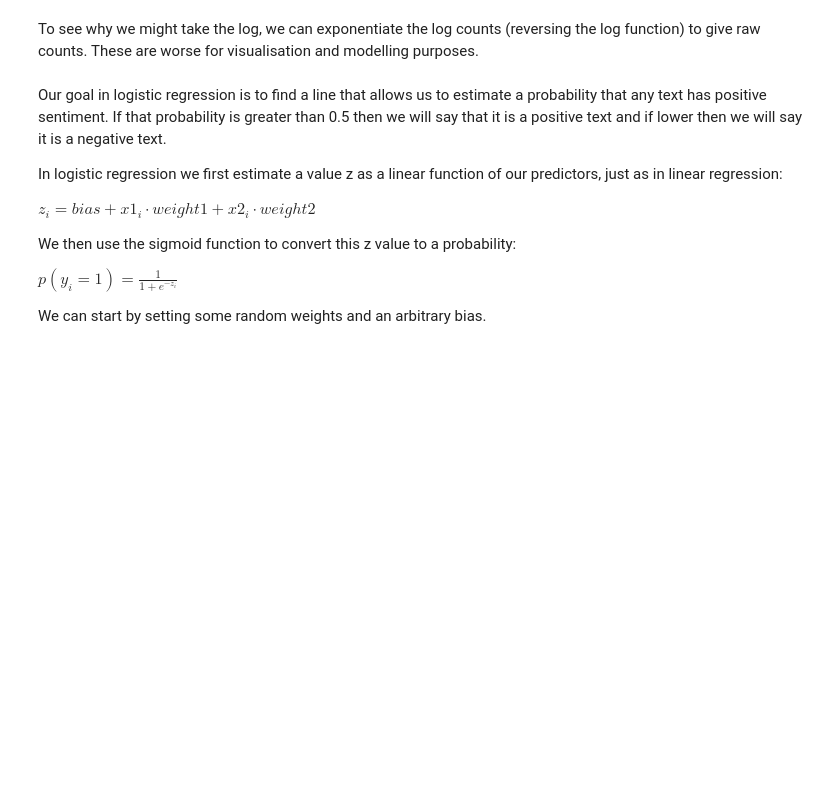
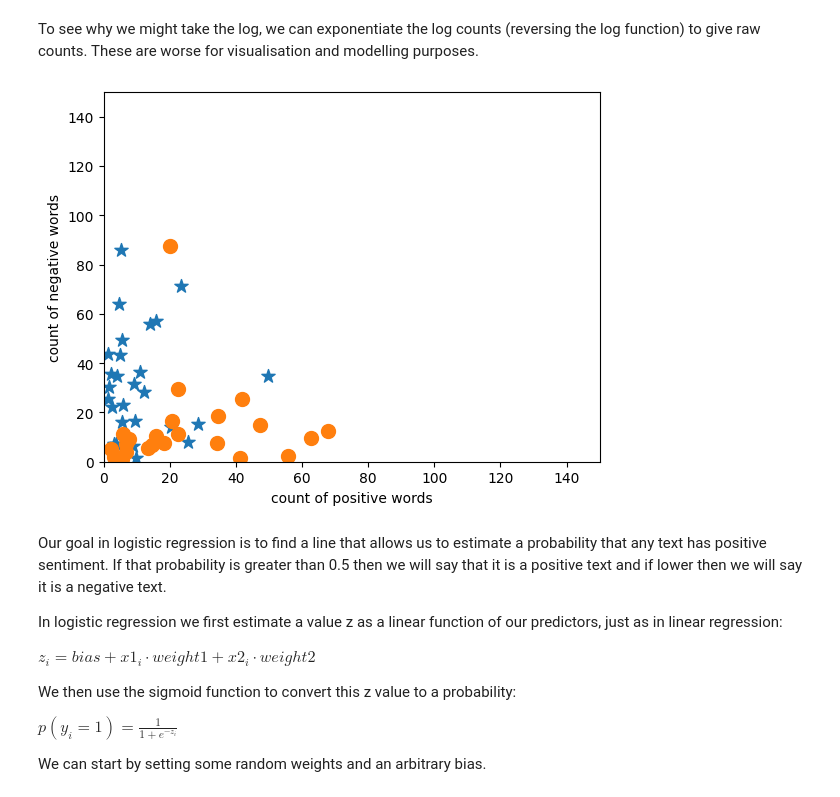
Before and after one commit to cbannard/lela60331_26, a Jupyter notebook: LELA60331_Week_4_Seminar.ipynb, the cells around one changed output. Drawn from its saved outputs; the diff is of its cells as text; code cells hidden in the pictures; blank space fills up the shorter version.

```diff
--- a/LELA60331_Week_4_Seminar.ipynb
+++ b/LELA60331_Week_4_Seminar.ipynb
@@ -203,14 +252,19 @@ plt.show()
 # %% [markdown]
 To see why we might take the log, we can exponentiate the log counts (reversing the log function) to give raw counts. These are worse for visualisation and modelling purposes.
 # %%
-x_exp = np.exp(x)
-plt.scatter(x_exp[0][y == 0], x_exp[1][y == 0], marker='*', s=100)
-plt.scatter(x_exp[0][y == 1], x_exp[1][y == 1], marker='o', s=100)
+x_exp = [[math.exp(value) for value in x[0]],
+         [math.exp(value) for value in x[1]]]
+x0_neg, x0_pos = split_by_label(x_exp[0])
+x1_neg, x1_pos = split_by_label(x_exp[1])
+plt.scatter(x0_neg, x1_neg, marker='*', s=100)
+plt.scatter(x0_pos, x1_pos, marker='o', s=100)
 plt.xlabel("count of positive words")
 plt.ylabel("count of negative words")
 plt.xlim((0, 150))
 plt.ylim((0, 150))
 plt.show()
+# %% [output]
+[figure, added]
 # %% [markdown]
 Our goal in logistic regression is to find a line that allows us to estimate a probability that any text has positive sentiment. If that probability is greater than 0.5 then we will say that it is a positive text and if lower then we will say it is a negative text.
 
```
Also changed, not shown: parts of 25 cells of this notebook.
